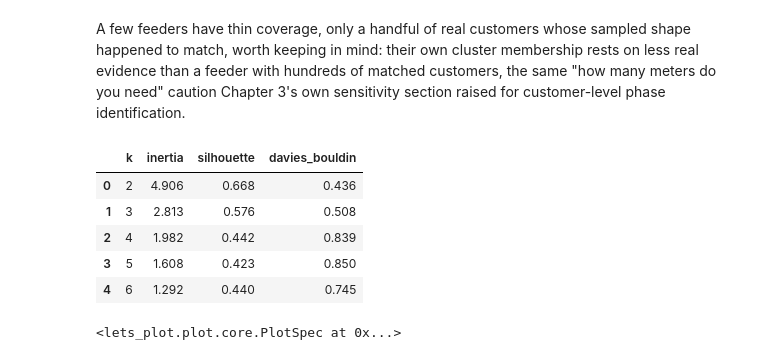
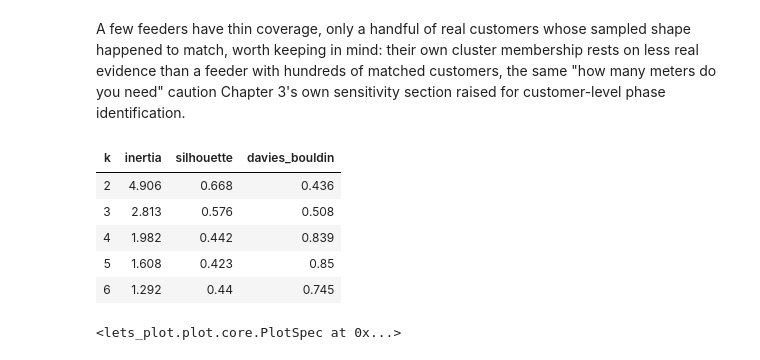
Before and after one commit to sambaiga/ml-energy-disaggregation, a Jupyter notebook: book/04-grid-edge/04-customer-feeder-clustering-code.ipynb, the cells around one changed output. Cells and saved outputs as stored; diff of their text form; code cells hidden in the pictures.

```diff
--- a/book/04-grid-edge/04-customer-feeder-clustering-code.ipynb
+++ b/book/04-grid-edge/04-customer-feeder-clustering-code.ipynb
@@ -963,22 +980,22 @@ cluster membership rests on less real evidence than a feeder with
 hundreds of matched customers, the same "how many meters do you need"
 caution Chapter 3's own sensitivity section raised for customer-level
 phase identification.
-# %%
-feeder_names = list(feeder_shapes.keys())
-feeder_daily = np.array([feeder_shapes[name].reshape(-1, 96).mean(axis=0) for name in feeder_names])
-feeder_peak = feeder_daily.max(axis=1, keepdims=True)
-feeder_peak = np.where(feeder_peak == 0, 1, feeder_peak)
-feeder_x = feeder_daily / feeder_peak
-
-feeder_scores = validity_scores(feeder_x, range(2, 7))
-feeder_scores.round(3)
-# %% [output]
-|  | k | inertia | silhouette | davies_bouldin |
-| 0 | 2 | 4.906 | 0.668 | 0.436 |
-| 1 | 3 | 2.813 | 0.576 | 0.508 |
-| 2 | 4 | 1.982 | 0.442 | 0.839 |
-| 3 | 5 | 1.608 | 0.423 | 0.850 |
-| 4 | 6 | 1.292 | 0.440 | 0.745 |
+# %%
+feeder_names = list(feeder_shapes.keys())
+feeder_daily = np.array([feeder_shapes[name].reshape(-1, 96).mean(axis=0) for name in feeder_names])
+feeder_peak = feeder_daily.max(axis=1, keepdims=True)
+feeder_peak = np.where(feeder_peak == 0, 1, feeder_peak)
+feeder_x = feeder_daily / feeder_peak
+
+feeder_scores = validity_scores(feeder_x, range(2, 7))
+themed_gt(feeder_scores.round(3))
+# %% [output]
+| k | inertia | silhouette | davies_bouldin |
+| 2 | 4.906 | 0.668 | 0.436 |
+| 3 | 2.813 | 0.576 | 0.508 |
+| 4 | 1.982 | 0.442 | 0.839 |
+| 5 | 1.608 | 0.423 | 0.85 |
+| 6 | 1.292 | 0.44 | 0.745 |
 # %%
 validity_curve(feeder_scores, title="Feeder-level cluster validity across k")
 # %% [output]
```
Also changed, not shown: parts of 26 cells of this notebook, 2 other files.
